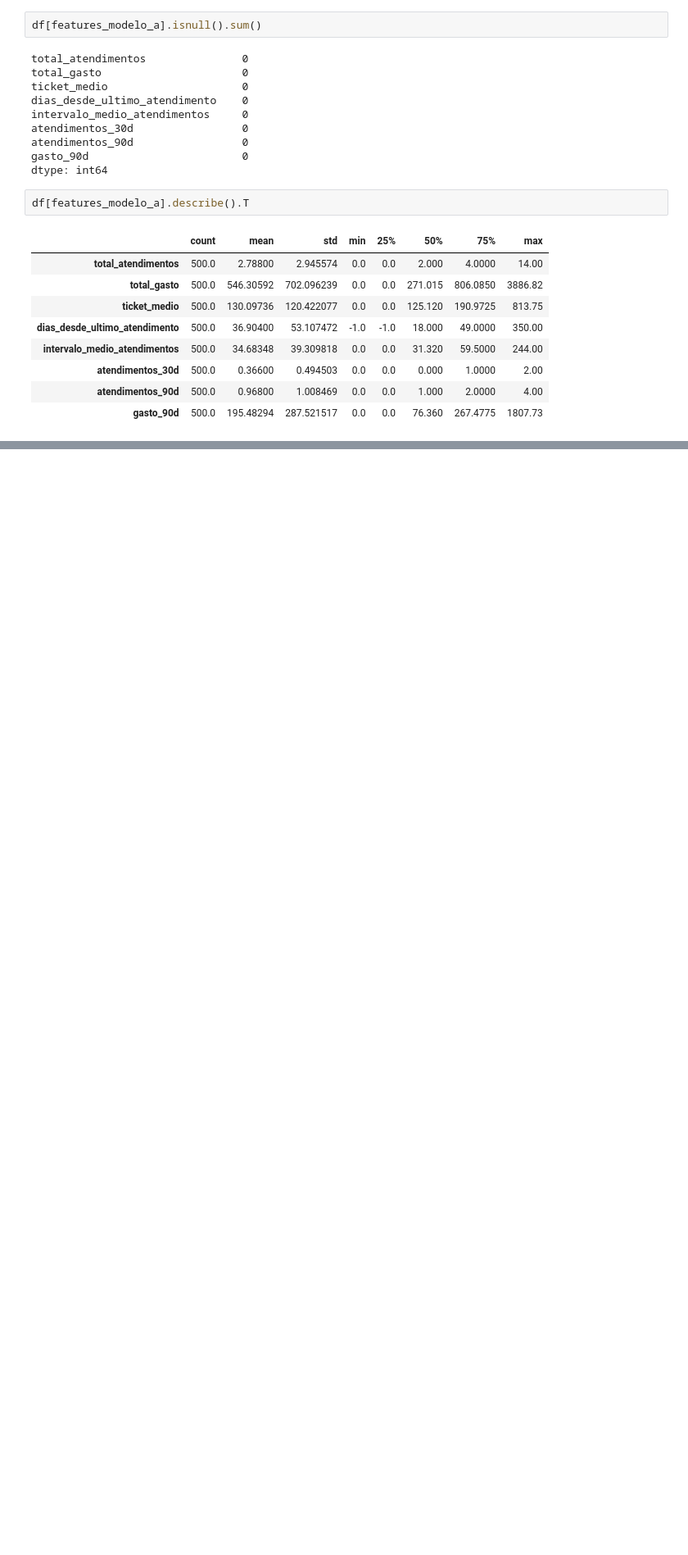
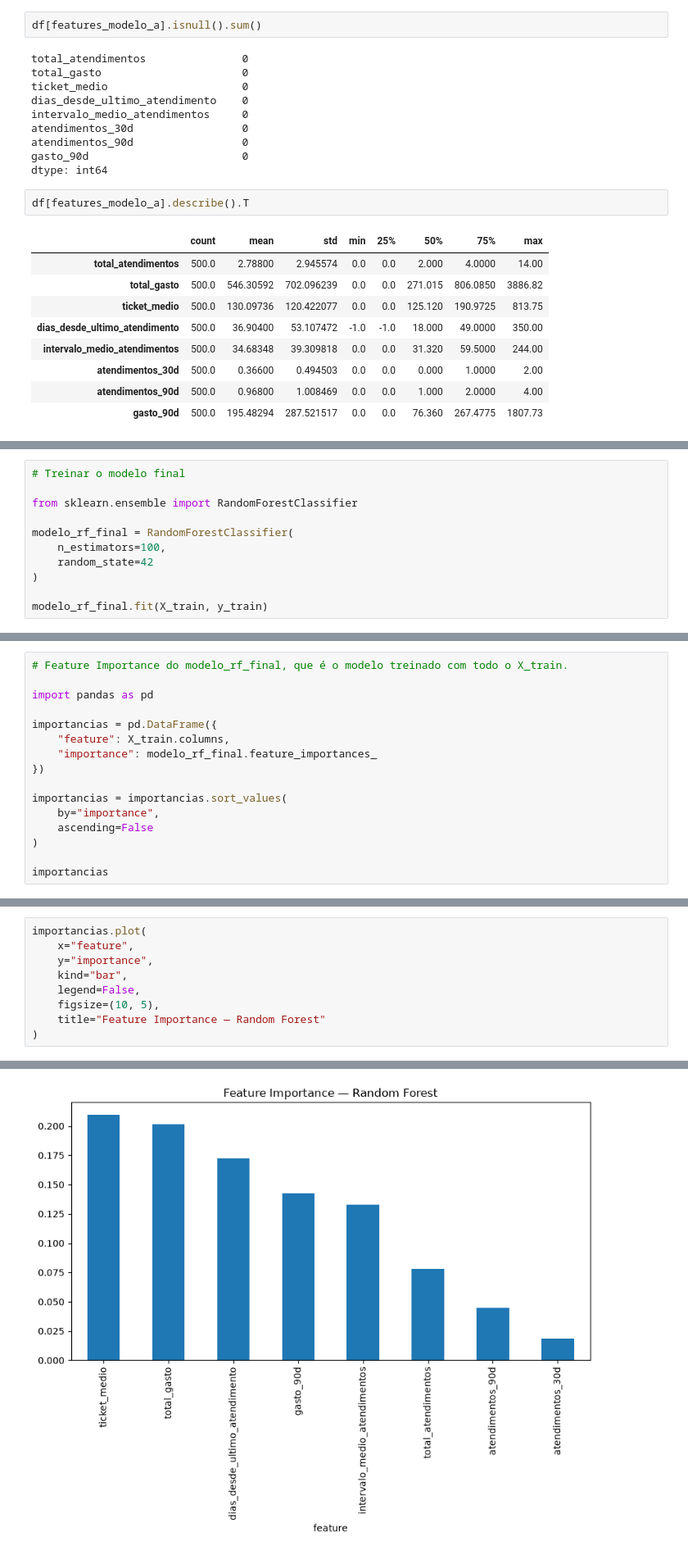
Before and after one commit to rondybrandao/suse-ml, a Jupyter notebook: notebooks/05_auditoria_features.ipynb, the cells around one changed output, grey strips where cells are left out. Shown at 82% size. Saved outputs shown, nothing was run; the diff lists cells and outputs as text; blank space fills up the shorter version.

Commit message:
treinamento da versao final do modelo escolhido

```diff
--- a/notebooks/05_auditoria_features.ipynb
+++ b/notebooks/05_auditoria_features.ipynb
@@ -97,0 +365,11 @@ Name: target_churn, dtype: float64
+# %%
+# Treinar o modelo final
+
+from sklearn.ensemble import RandomForestClassifier
+
+modelo_rf_final = RandomForestClassifier(
+    n_estimators=100,
+    random_state=42
+)
+
+modelo_rf_final.fit(X_train, y_train)
@@ -97,0 +434,16 @@ Name: target_churn, dtype: float64
+# %%
+# Feature Importance do modelo_rf_final, que é o modelo treinado com todo o X_train.
+
+import pandas as pd
+
+importancias = pd.DataFrame({
+    "feature": X_train.columns,
+    "importance": modelo_rf_final.feature_importances_
+})
+
+importancias = importancias.sort_values(
+    by="importance",
+    ascending=False
+)
+
+importancias
@@ -97,0 +460,10 @@ Name: target_churn, dtype: float64
+# %%
+importancias.plot(
+    x="feature",
+    y="importance",
+    kind="bar",
+    legend=False,
+    figsize=(10, 5),
+    title="Feature Importance — Random Forest"
+)
+# %% [output]
@@ -97,0 +471 @@ Name: target_churn, dtype: float64
+[figure, added]
```
Also changed, not shown: parts of 28 cells of this notebook, 4 other files.
